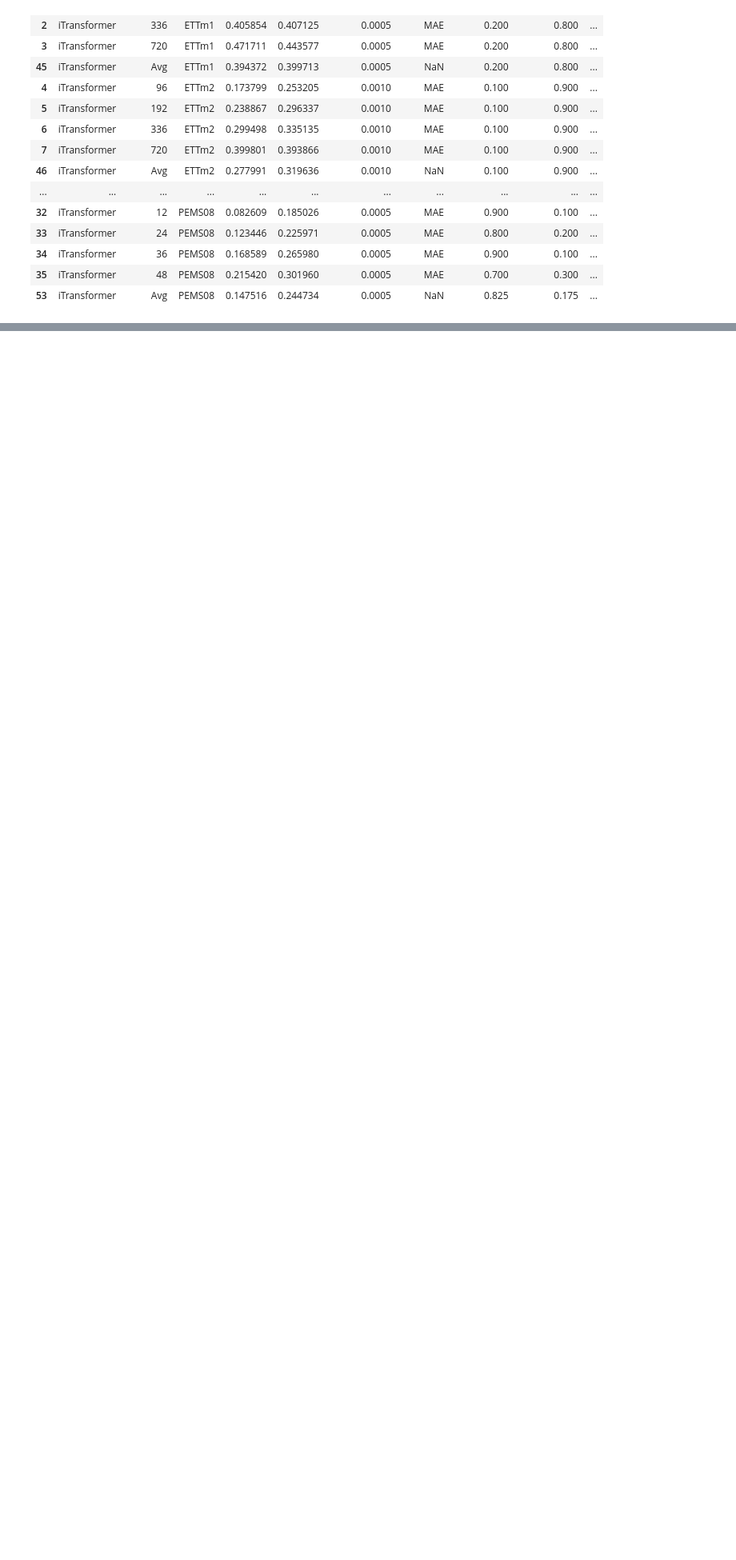
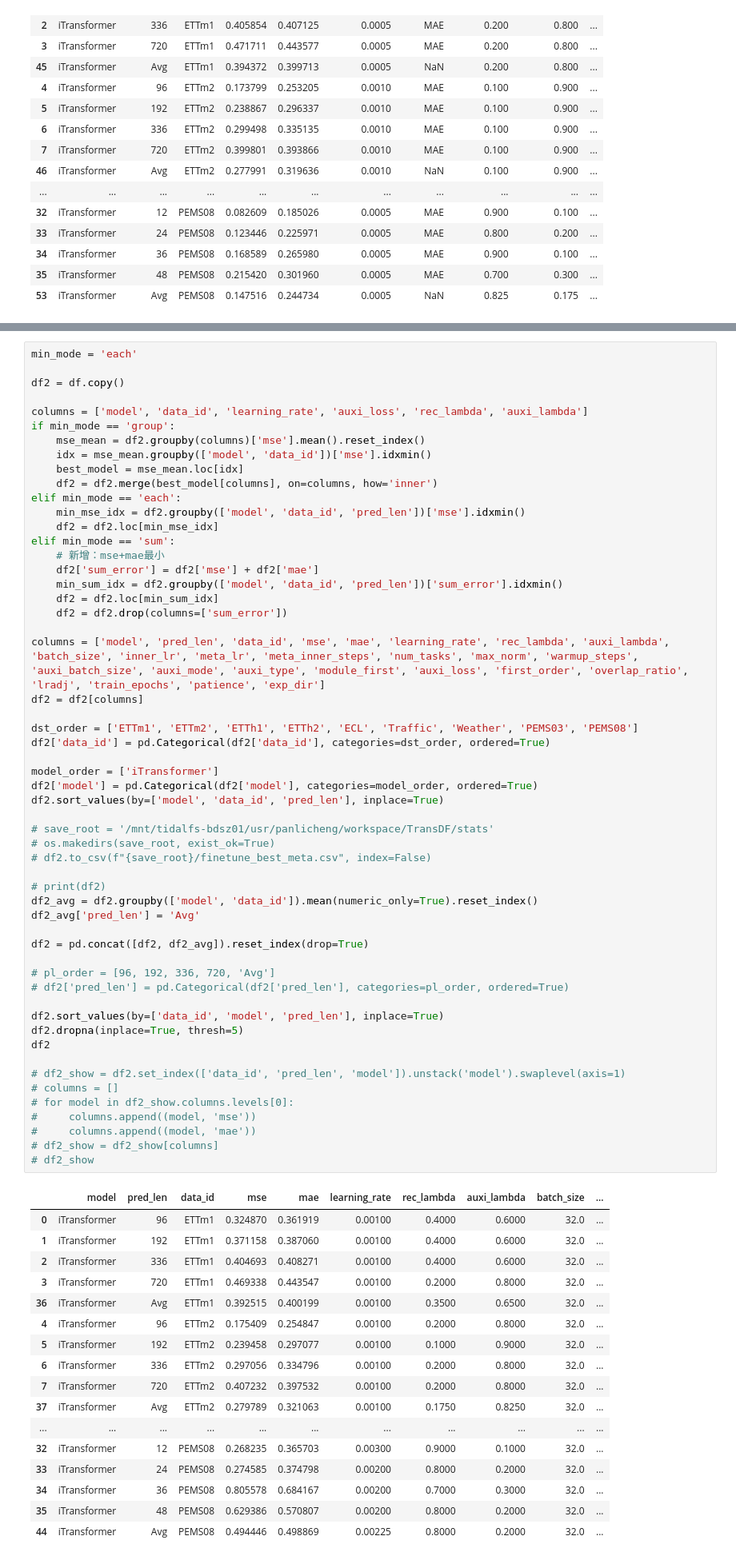
Before and after one commit to Master-PLC/FreDF, a Jupyter notebook: analyze/FreDF/long_term_forecast.ipynb, the cells around one changed output, grey strips where cells are left out. Shown at 80% size. Saved outputs shown, nothing was run; the diff lists cells and outputs as text; blank space fills up the shorter version.

```diff
--- a/analyze/FreDF/long_term_forecast.ipynb
+++ b/analyze/FreDF/long_term_forecast.ipynb
@@ -245,0 +288,73 @@ df2
+# %%
+min_mode = 'each'
+
+df2 = df.copy()
+
+columns = ['model', 'data_id', 'learning_rate', 'auxi_loss', 'rec_lambda', 'auxi_lambda']
+if min_mode == 'group':
+    mse_mean = df2.groupby(columns)['mse'].mean().reset_index()
+    idx = mse_mean.groupby(['model', 'data_id'])['mse'].idxmin()
+    best_model = mse_mean.loc[idx]
+    df2 = df2.merge(best_model[columns], on=columns, how='inner')
+elif min_mode == 'each':
+    min_mse_idx = df2.groupby(['model', 'data_id', 'pred_len'])['mse'].idxmin()
+    df2 = df2.loc[min_mse_idx]
+elif min_mode == 'sum':
+    # 新增：mse+mae最小
+    df2['sum_error'] = df2['mse'] + df2['mae']
+    min_sum_idx = df2.groupby(['model', 'data_id', 'pred_len'])['sum_error'].idxmin()
+    df2 = df2.loc[min_sum_idx]
+    df2 = df2.drop(columns=['sum_error'])
+
+columns = ['model', 'pred_len', 'data_id', 'mse', 'mae', 'learning_rate', 'rec_lambda', 'auxi_lambda', 'batch_size', 'inner_lr', 'meta_lr', 'meta_inner_steps', 'num_tasks', 'max_norm', 'warmup_steps', 'auxi_batch_size', 'auxi_mode', 'auxi_type', 'module_first', 'auxi_loss', 'first_order', 'overlap_ratio', 'lradj', 'train_epochs', 'patience', 'exp_dir']
+df2 = df2[columns]
+
+dst_order = ['ETTm1', 'ETTm2', 'ETTh1', 'ETTh2', 'ECL', 'Traffic', 'Weather', 'PEMS03', 'PEMS08']
+df2['data_id'] = pd.Categorical(df2['data_id'], categories=dst_order, ordered=True)
+
+model_order = ['iTransformer']
+df2['model'] = pd.Categorical(df2['model'], categories=model_order, ordered=True)
+df2.sort_values(by=['model', 'data_id', 'pred_len'], inplace=True)
+
+# save_root = '/mnt/tidalfs-bdsz01/usr/panlicheng/workspace/TransDF/stats'
+# os.makedirs(save_root, exist_ok=True)
+# df2.to_csv(f"{save_root}/finetune_best_meta.csv", index=False)
+
+# print(df2)
+df2_avg = df2.groupby(['model', 'data_id']).mean(numeric_only=True).reset_index()
+df2_avg['pred_len'] = 'Avg'
+
+df2 = pd.concat([df2, df2_avg]).reset_index(drop=True)
+
+# pl_order = [96, 192, 336, 720, 'Avg']
+# df2['pred_len'] = pd.Categorical(df2['pred_len'], categories=pl_order, ordered=True)
+
+df2.sort_values(by=['data_id', 'model', 'pred_len'], inplace=True)
+df2.dropna(inplace=True, thresh=5)
+df2
+
+# df2_show = df2.set_index(['data_id', 'pred_len', 'model']).unstack('model').swaplevel(axis=1)
+# columns = []
+# for model in df2_show.columns.levels[0]:
+#     columns.append((model, 'mse'))
+#     columns.append((model, 'mae'))
+# df2_show = df2_show[columns]
+# df2_show
+# %% [output]
+|  | model | pred_len | data_id | mse | mae | learning_rate | rec_lambda | auxi_lambda | batch_size | ... |
+| 0 | iTransformer | 96 | ETTm1 | 0.324870 | 0.361919 | 0.00100 | 0.4000 | 0.6000 | 32.0 | ... |
+| 1 | iTransformer | 192 | ETTm1 | 0.371158 | 0.387060 | 0.00100 | 0.4000 | 0.6000 | 32.0 | ... |
+| 2 | iTransformer | 336 | ETTm1 | 0.404693 | 0.408271 | 0.00100 | 0.4000 | 0.6000 | 32.0 | ... |
+| 3 | iTransformer | 720 | ETTm1 | 0.469338 | 0.443547 | 0.00100 | 0.2000 | 0.8000 | 32.0 | ... |
+| 36 | iTransformer | Avg | ETTm1 | 0.392515 | 0.400199 | 0.00100 | 0.3500 | 0.6500 | 32.0 | ... |
+| 4 | iTransformer | 96 | ETTm2 | 0.175409 | 0.254847 | 0.00100 | 0.2000 | 0.8000 | 32.0 | ... |
+| 5 | iTransformer | 192 | ETTm2 | 0.239458 | 0.297077 | 0.00100 | 0.1000 | 0.9000 | 32.0 | ... |
+| 6 | iTransformer | 336 | ETTm2 | 0.297056 | 0.334796 | 0.00100 | 0.2000 | 0.8000 | 32.0 | ... |
+| 7 | iTransformer | 720 | ETTm2 | 0.407232 | 0.397532 | 0.00100 | 0.2000 | 0.8000 | 32.0 | ... |
+| 37 | iTransformer | Avg | ETTm2 | 0.279789 | 0.321063 | 0.00100 | 0.1750 | 0.8250 | 32.0 | ... |
+| ... | ... | ... | ... | ... | ... | ... | ... | ... | ... | ... |
+| 32 | iTransformer | 12 | PEMS08 | 0.268235 | 0.365703 | 0.00300 | 0.9000 | 0.1000 | 32.0 | ... |
+| 33 | iTransformer | 24 | PEMS08 | 0.274585 | 0.374798 | 0.00200 | 0.8000 | 0.2000 | 32.0 | ... |
+| 34 | iTransformer | 36 | PEMS08 | 0.805578 | 0.684167 | 0.00200 | 0.7000 | 0.3000 | 32.0 | ... |
+| 35 | iTransformer | 48 | PEMS08 | 0.629386 | 0.570807 | 0.00200 | 0.8000 | 0.2000 | 32.0 | ... |
+| 44 | iTransformer | Avg | PEMS08 | 0.494446 | 0.498869 | 0.00225 | 0.8000 | 0.2000 | 32.0 | ... |
```
Also changed, not shown: parts of 8 cells of this notebook, 2 other files.
